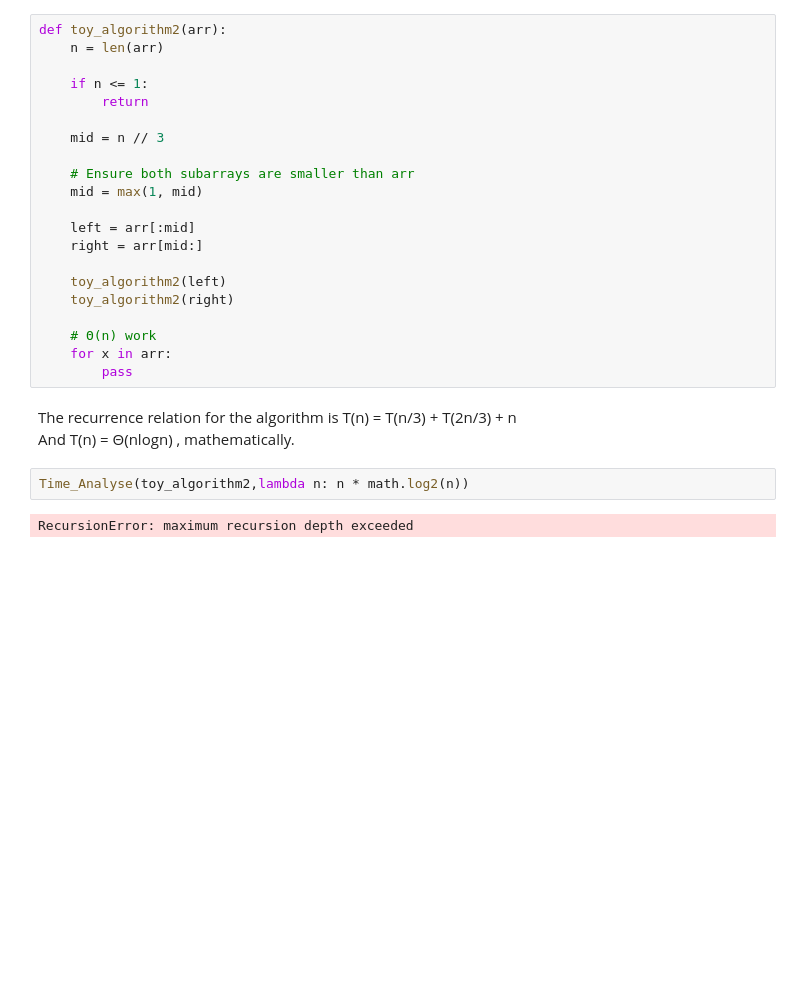
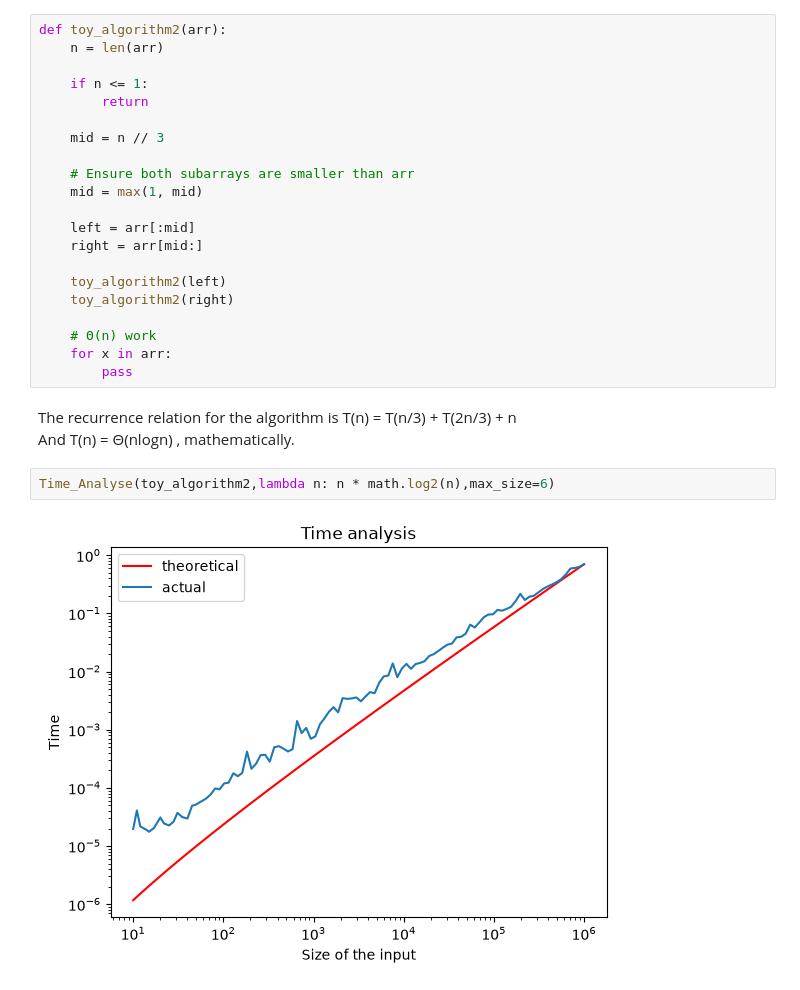
Before and after one commit to amanml2026/DSA-journey, a Jupyter notebook: complexity_analysis.ipynb, the cells around one changed output. Saved outputs shown, nothing was run; the diff lists cells and outputs as text; blank space fills up the shorter version.

Commit message:
analysed the algorthm plot -> perfect growth rate

```diff
--- a/complexity_analysis.ipynb
+++ b/complexity_analysis.ipynb
@@ -239,6 +239,6 @@ def toy_algorithm2(arr):
 The recurrence relation for the algorithm is T(n) = T(n/3) + T(2n/3) + n
 <br>And T(n) = Θ(nlogn) , mathematically.
 # %%
-Time_Analyse(toy_algorithm2,lambda n: n * math.log2(n))
+Time_Analyse(toy_algorithm2,lambda n: n * math.log2(n),max_size=6)
 # %% [output]
-RecursionError: maximum recursion depth exceeded
+[figure, added]
```
